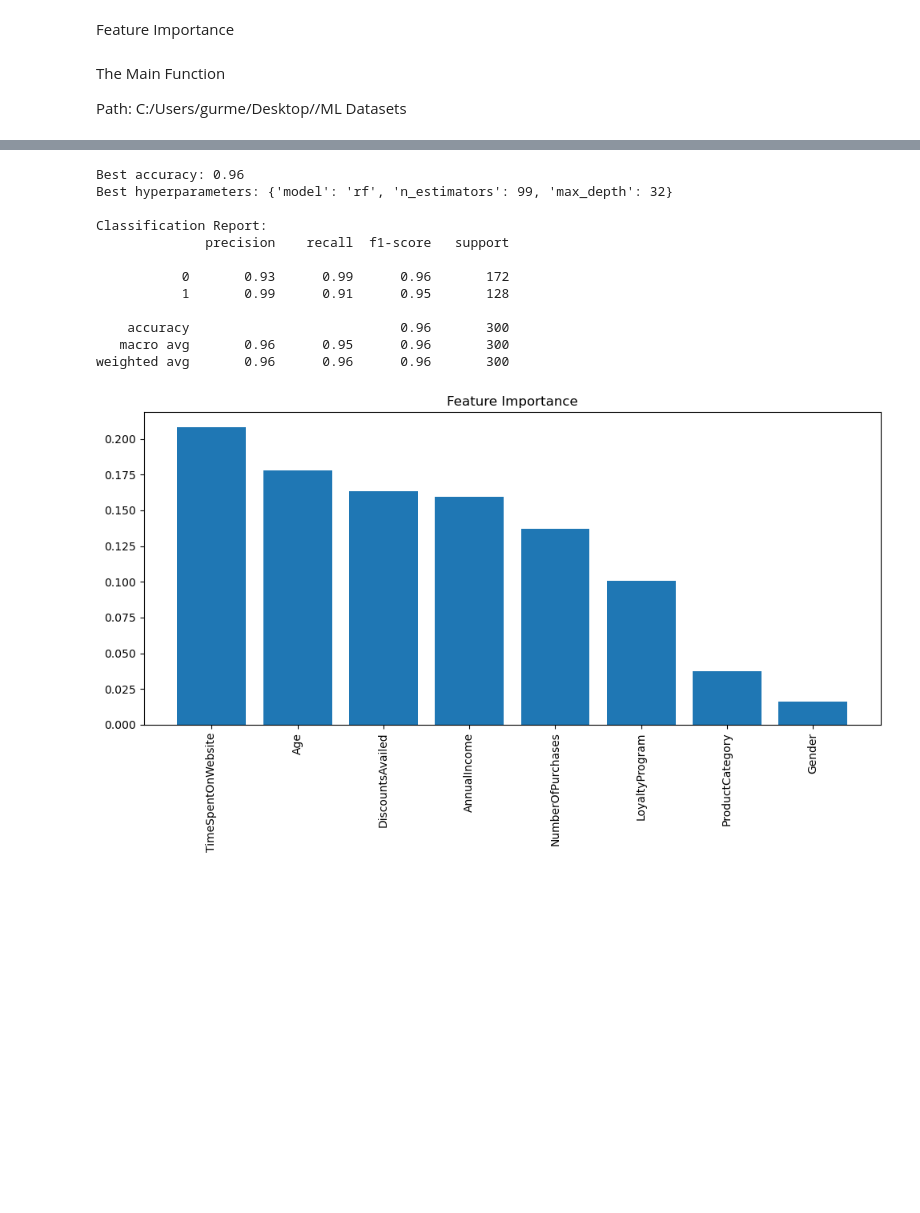
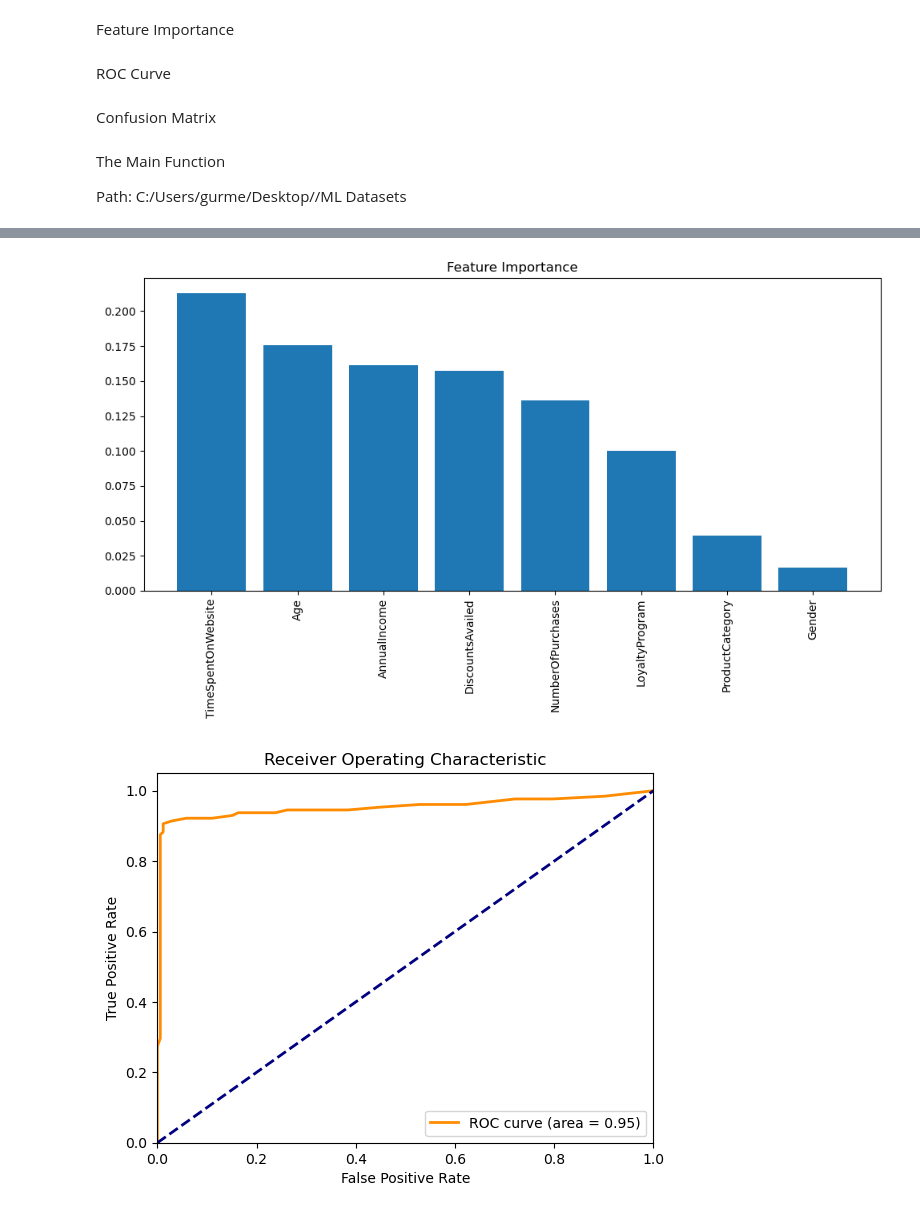
Before and after one commit to gurmehardeol/Analytics, a Jupyter notebook: ML/CustomerPurchaseMLAnalysis.ipynb, the cells around one changed output, grey strips where cells are left out. Drawn from its saved outputs; the diff is of its cells as text; code cells hidden in the pictures; blank space fills up the shorter version.

```diff
--- a/ML/CustomerPurchaseMLAnalysis.ipynb
+++ b/ML/CustomerPurchaseMLAnalysis.ipynb
@@ -90,6 +94,33 @@ def plot_feature_importance(model, feature_names):
         plt.show()
     else:
         print("The model does not have feature importances attribute.")
+# %% [markdown]
+ROC Curve
+# %%
+# Function to plot ROC curve
+def plot_roc_curve(y_test, y_pred_proba):
+    fpr, tpr, _ = roc_curve(y_test, y_pred_proba)
+    roc_auc = auc(fpr, tpr)
+    plt.figure()
+    plt.plot(fpr, tpr, color='darkorange', lw=2, label=f'ROC curve (area = {roc_auc:.2f})')
+    plt.plot([0, 1], [0, 1], color='navy', lw=2, linestyle='--')
+    plt.xlim([0.0, 1.0])
+    plt.ylim([0.0, 1.05])
+    plt.xlabel('False Positive Rate')
+    plt.ylabel('True Positive Rate')
+    plt.title('Receiver Operating Characteristic')
+    plt.legend(loc="lower right")
+    plt.show()
+# %% [markdown]
+Confusion Matrix
+# %%
+# Function to plot confusion matrix
+def plot_confusion_matrix(y_test, y_pred):
+    cm = confusion_matrix(y_test, y_pred)
+    disp = ConfusionMatrixDisplay(confusion_matrix=cm)
+    disp.plot(cmap='Blues')
+    plt.title('Confusion Matrix')
+    plt.show()
 # %% [markdown]
 The Main Function
 
@@ -115,6 +146,9 @@ def main():
 
     # Preprocess numerical data
     X_train, X_test = preprocess_numerical_data(X_train, X_test, numerical_columns)
+
+    # Set Optuna verbosity level to suppress detailed trial results
+    optuna.logging.set_verbosity(optuna.logging.WARNING)
 
     # Perform Bayesian optimization
     study = optuna.create_study(direction='maximize')
@@ -143,6 +177,7 @@ def main():
 
     # Make predictions
     y_pred = best_pipeline.predict(X_test)
+    y_pred_proba = best_pipeline.predict_proba(X_test)[:, 1]
 
     # Print classification report
     print("\nClassification Report:")
@@ -151,6 +186,12 @@ def main():
     # Plot feature importance
     plot_feature_importance(best_model, X.columns)
 
+    # Plot ROC curve
+    plot_roc_curve(y_test, y_pred_proba)
+
+    # Plot confusion matrix
+    plot_confusion_matrix(y_test, y_pred)
+
 
 if __name__ == "__main__":
     main()
@@ -175,13 +211,2 @@ Please also refer to the documentation for alternative solver options:
-Best accuracy: 0.96
-Best hyperparameters: {'model': 'rf', 'n_estimators': 99, 'max_depth': 32}
-
-Classification Report:
-              precision    recall  f1-score   support
-
-           0       0.93      0.99      0.96       172
-           1       0.99      0.91      0.95       128
-
-    accuracy                           0.96       300
-   macro avg       0.96      0.95      0.96       300
-weighted avg       0.96      0.96      0.96       300
-[figure, old version]
+[figure, new version]
+[figure, added]
```
Also changed, not shown: parts of 2 cells of this notebook.
